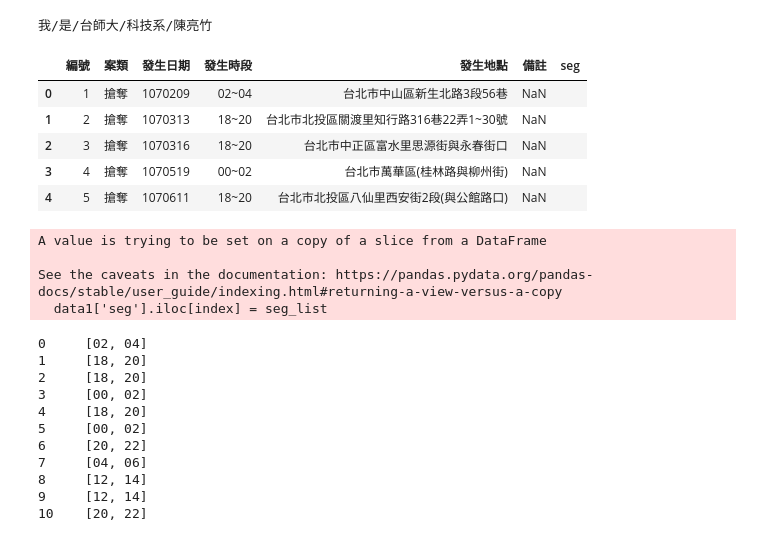
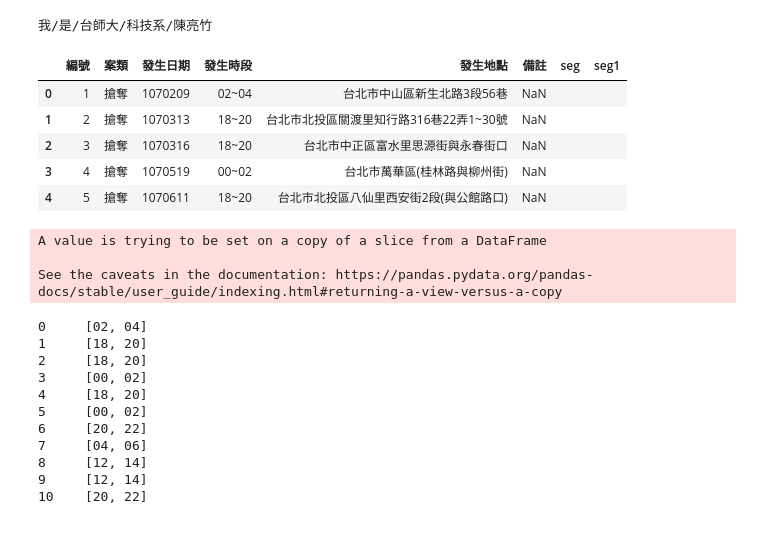
Before and after one commit to awchu0323/PL, a Jupyter notebook: 作業4/作業4.ipynb, the cells around one changed output. Drawn from its saved outputs; the diff is of its cells as text; code cells hidden in the pictures.

```diff
--- a/作業4/作業4.ipynb
+++ b/作業4/作業4.ipynb
@@ -46,14 +42,15 @@ for sentence in andrew:
 我/是/台師大/科技系/陳亮竹
 # %%
 data1['seg'] = ""
+data1['seg1'] = ""
 data1.head()
 # %% [output]
-|  | 編號 | 案類 | 發生日期 | 發生時段 | 發生地點 | 備註 | seg |
-| 0 | 1 | 搶奪 | 1070209 | 02~04 | 台北市中山區新生北路3段56巷 | NaN |  |
-| 1 | 2 | 搶奪 | 1070313 | 18~20 | 台北市北投區關渡里知行路316巷22弄1~30號 | NaN |  |
-| 2 | 3 | 搶奪 | 1070316 | 18~20 | 台北市中正區富水里思源街與永春街口 | NaN |  |
-| 3 | 4 | 搶奪 | 1070519 | 00~02 | 台北市萬華區(桂林路與柳州街) | NaN |  |
-| 4 | 5 | 搶奪 | 1070611 | 18~20 | 台北市北投區八仙里西安街2段(與公館路口) | NaN |  |
+|  | 編號 | 案類 | 發生日期 | 發生時段 | 發生地點 | 備註 | seg | seg1 |
+| 0 | 1 | 搶奪 | 1070209 | 02~04 | 台北市中山區新生北路3段56巷 | NaN |  |  |
+| 1 | 2 | 搶奪 | 1070313 | 18~20 | 台北市北投區關渡里知行路316巷22弄1~30號 | NaN |  |  |
+| 2 | 3 | 搶奪 | 1070316 | 18~20 | 台北市中正區富水里思源街與永春街口 | NaN |  |  |
+| 3 | 4 | 搶奪 | 1070519 | 00~02 | 台北市萬華區(桂林路與柳州街) | NaN |  |  |
+| 4 | 5 | 搶奪 | 1070611 | 18~20 | 台北市北投區八仙里西安街2段(與公館路口) | NaN |  |  |
 # %%
 #seg_list = jieba.lcut(documents)
 jieba.analyse.set_stop_words('作業四.txt')
@@ -66,7 +63,6 @@ for documents in data1['發生時段']:
 A value is trying to be set on a copy of a slice from a DataFrame
 
 See the caveats in the documentation: https://pandas.pydata.org/pandas-docs/stable/user_guide/indexing.html#returning-a-view-versus-a-copy
-  data1['seg'].iloc[index] = seg_list
 # %%
 data1["seg"]
 # %% [output]
```
Also changed, not shown: parts of 15 cells of this notebook.
